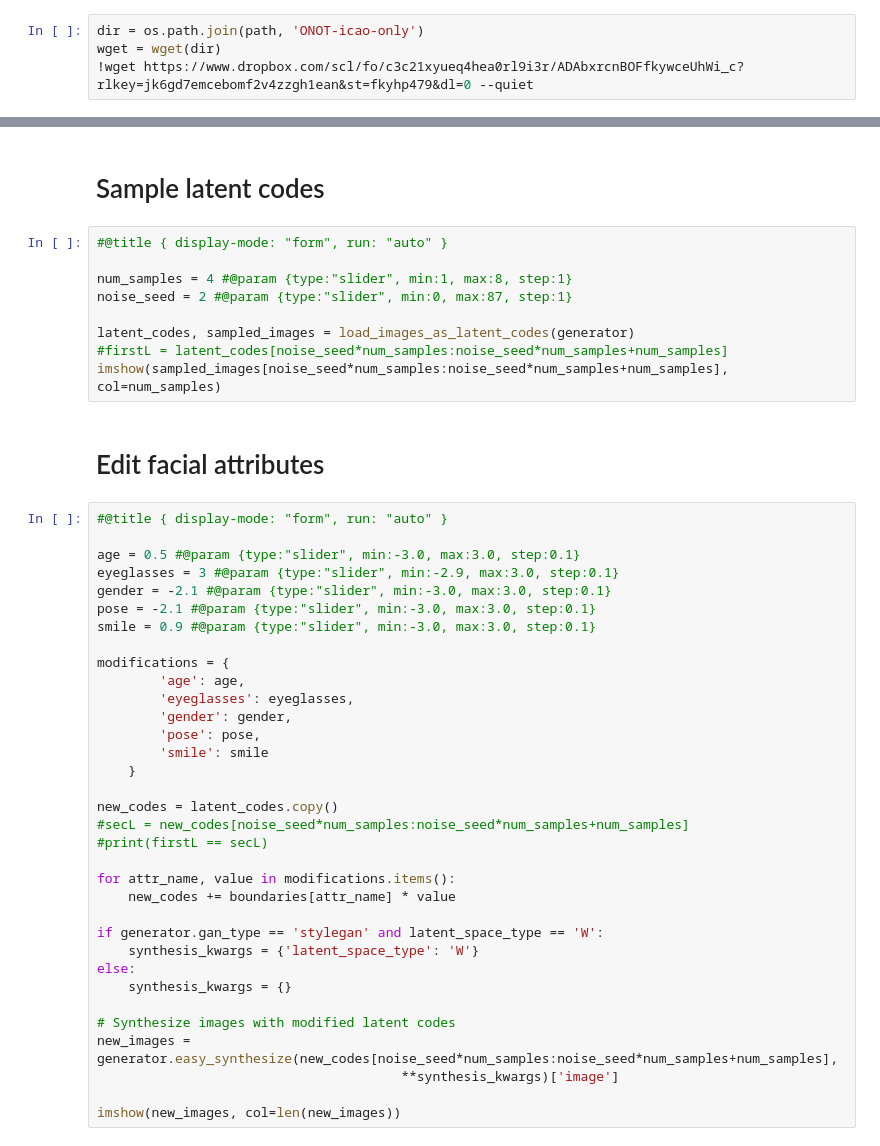
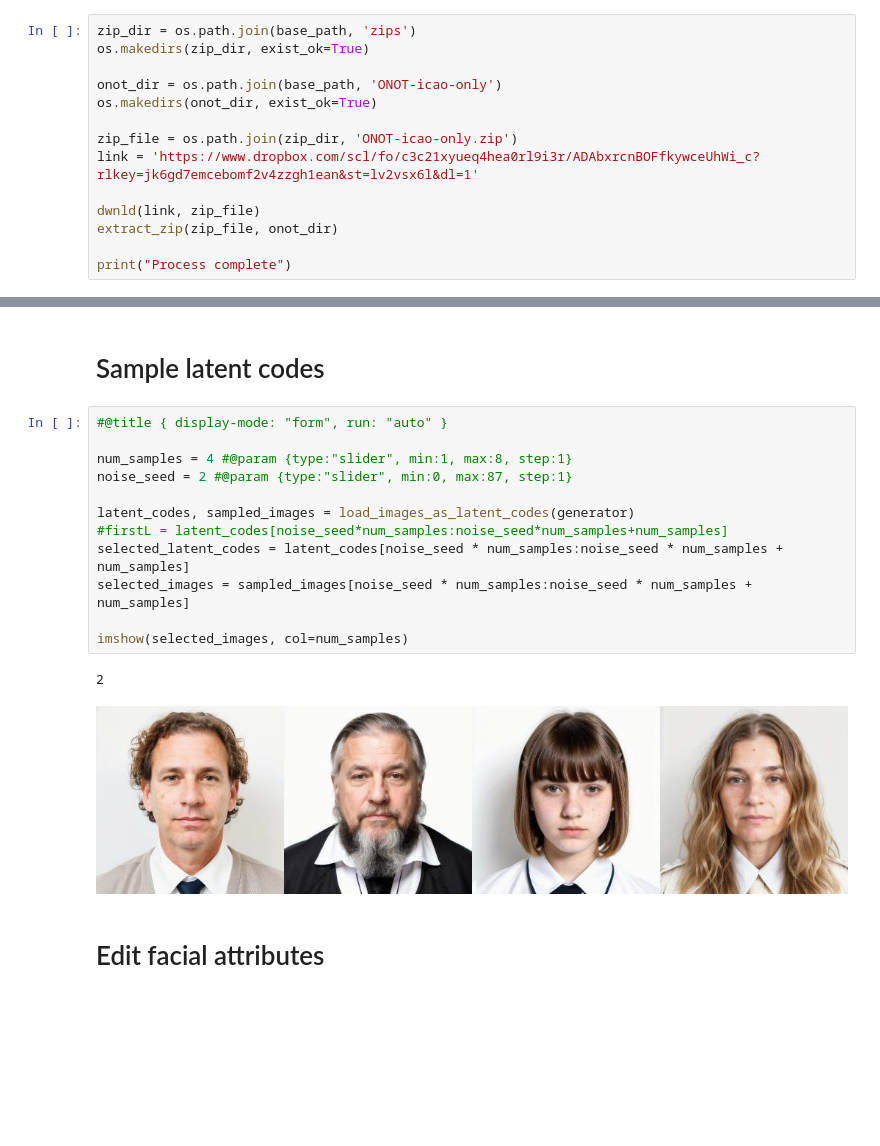
Before and after one commit to deniscaushaj/Tir-ONOT, a Jupyter notebook: ONOT.ipynb, the cells around one changed output, grey strips where cells are left out. Cells and saved outputs as stored; diff of their text form; blank space fills up the shorter version.

```diff
--- a/ONOT.ipynb
+++ b/ONOT.ipynb
@@ -42,7 +69,17 @@ ModuleNotFoundError: No module named 'google'
 # %% [markdown]
 # Import Dataset (only Local files)
 # %%
-dir = os.path.join(path, 'ONOT-icao-only')
-wget = wget(dir)
-!wget https://www.dropbox.com/scl/fo/c3c21xyueq4hea0rl9i3r/ADAbxrcnBOFfkywceUhWi_c?rlkey=jk6gd7emcebomf2v4zzgh1ean&st=fkyhp479&dl=0 --quiet
+zip_dir = os.path.join(base_path, 'zips')
+os.makedirs(zip_dir, exist_ok=True)
+
+onot_dir = os.path.join(base_path, 'ONOT-icao-only')
+os.makedirs(onot_dir, exist_ok=True)
+
+zip_file = os.path.join(zip_dir, 'ONOT-icao-only.zip')
+link = 'https://www.dropbox.com/scl/fo/c3c21xyueq4hea0rl9i3r/ADAbxrcnBOFfkywceUhWi_c?rlkey=jk6gd7emcebomf2v4zzgh1ean&st=lv2vsx6l&dl=1'
+
+dwnld(link, zip_file)
+extract_zip(zip_file, onot_dir)
+
+print("Process complete")
 # %% [output]
@@ -204,45 +248,17 @@ Exception: /home/dcaushaj/tir-ONOT/Tir-ONOT/content/ONOT-icao-only does not exis
 # %%
 #@title { display-mode: "form", run: "auto" }
 
 num_samples = 4 #@param {type:"slider", min:1, max:8, step:1}
 noise_seed = 2 #@param {type:"slider", min:0, max:87, step:1}
 
 latent_codes, sampled_images = load_images_as_latent_codes(generator)
 #firstL = latent_codes[noise_seed*num_samples:noise_seed*num_samples+num_samples]
-imshow(sampled_images[noise_seed*num_samples:noise_seed*num_samples+num_samples], col=num_samples)
+selected_latent_codes = latent_codes[noise_seed * num_samples:noise_seed * num_samples + num_samples]
+selected_images = sampled_images[noise_seed * num_samples:noise_seed * num_samples + num_samples]
+
+imshow(selected_images, col=num_samples)
+# %% [output]
+2
+[figure, added]
 # %% [markdown]
 # Edit facial attributes
-# %%
-#@title { display-mode: "form", run: "auto" }
-
-age = 0.5 #@param {type:"slider", min:-3.0, max:3.0, step:0.1}
-eyeglasses = 3 #@param {type:"slider", min:-2.9, max:3.0, step:0.1}
-gender = -2.1 #@param {type:"slider", min:-3.0, max:3.0, step:0.1}
-pose = -2.1 #@param {type:"slider", min:-3.0, max:3.0, step:0.1}
-smile = 0.9 #@param {type:"slider", min:-3.0, max:3.0, step:0.1}
-
-modifications = {
-        'age': age,
-        'eyeglasses': eyeglasses,
-        'gender': gender,
-        'pose': pose,
-        'smile': smile
-    }
-
-new_codes = latent_codes.copy()
-#secL = new_codes[noise_seed*num_samples:noise_seed*num_samples+num_samples]
-#print(firstL == secL)
-
-for attr_name, value in modifications.items():
-    new_codes += boundaries[attr_name] * value
-
-if generator.gan_type == 'stylegan' and latent_space_type == 'W':
-    synthesis_kwargs = {'latent_space_type': 'W'}
-else:
-    synthesis_kwargs = {}
-
-# Synthesize images with modified latent codes
-new_images = generator.easy_synthesize(new_codes[noise_seed*num_samples:noise_seed*num_samples+num_samples],
-                                       **synthesis_kwargs)['image']
-
-imshow(new_images, col=len(new_images))
```
Also changed, not shown: parts of 12 cells of this notebook.
